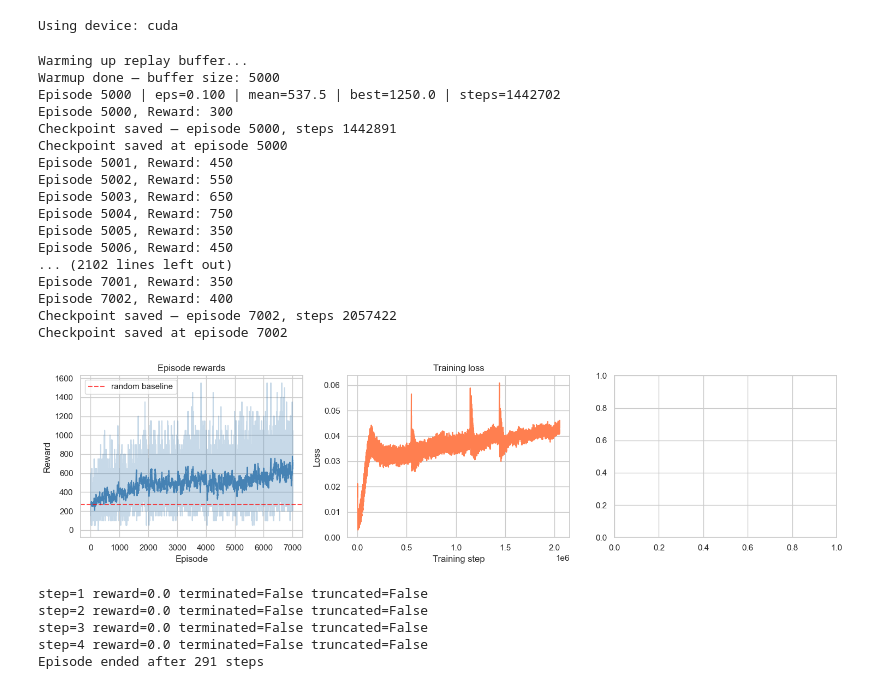
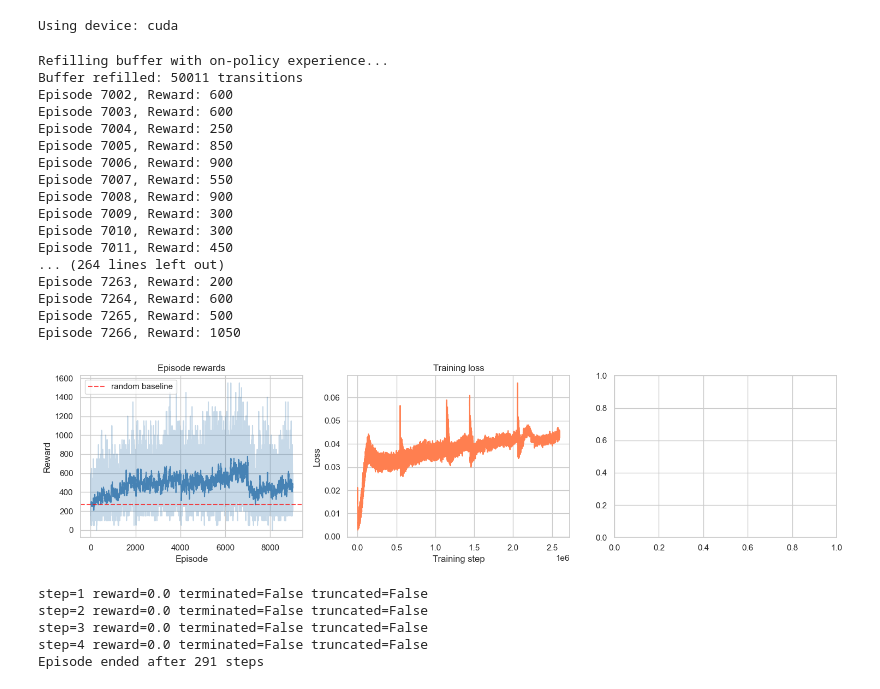
Before and after one commit to CrabtreeAJ/DQN, a Jupyter notebook: DQN.ipynb, the cells around one changed output. Drawn from its saved outputs; the diff is of its cells as text; code cells hidden in the pictures.

```diff
--- a/DQN.ipynb
+++ b/DQN.ipynb
@@ -112,6 +112,8 @@ def train_step(obss, actions, y_vals):
     loss.backward()
     optimizer.step()
     return loss.item()
+
+replay_buffer = collections.deque(maxlen=100000)
 # %%
 def save_checkpoint(path, Q_net, T_net, optimizer, step_count, episode_rewards, train_losses, episode):
     torch.save({
@@ -148,25 +189,27 @@ discount = 0.99
 action_space = env.action_space
 
 
-
-print("Warming up replay buffer...")
-while len(replay_buffer) < 5000:
+print("Refilling buffer with on-policy experience...")
+while len(replay_buffer) < 50000:
     obs, info = env.reset()
     obs = process_obs(obs)
     done = False
-    while not done and len(replay_buffer) < 5000:
-        action = action_space.sample()
+    while not done:
+        with torch.no_grad():
+            action = Q_net(obs).argmax(dim=1).item()  # use trained policy
         next_obs, reward, terminated, truncated, info = env.step(action)
         reward = reward / 50.0
         next_obs = process_obs(next_obs)
         done = terminated or truncated
-        replay_buffer.append([obs.cpu().numpy(), action, reward, next_obs.cpu().numpy(), terminated, truncated])
+        replay_buffer.append([obs.cpu().numpy(), action, reward,
+                               next_obs.cpu().numpy(), terminated, truncated])
         obs = next_obs
-print(f"Warmup done — buffer size: {len(replay_buffer)}")
+print(f"Buffer refilled: {len(replay_buffer)} transitions")
+
 
 x = start_episode
 
-for x in range(start_episode, start_episode + 2003):
+for x in range(start_episode, start_episode + 2001):
     eps = max(0.1, 1.0 - step_count / 100000)
 
     obs, info = env.reset()
@@ -236,23 +279,23 @@ save_checkpoint(f"dqn_checkpoint_ep{x}.pt",
 print(f"Checkpoint saved at episode {x}")
 env.close()
 # %% [output]
-Warming up replay buffer...
-Warmup done — buffer size: 5000
-Episode 5000 | eps=0.100 | mean=537.5 | best=1250.0 | steps=1442702
-Episode 5000, Reward: 300
-Checkpoint saved — episode 5000, steps 1442891
-Checkpoint saved at episode 5000
-Episode 5001, Reward: 450
-Episode 5002, Reward: 550
-Episode 5003, Reward: 650
-Episode 5004, Reward: 750
-Episode 5005, Reward: 350
-Episode 5006, Reward: 450
-... (2102 lines left out)
-Episode 7001, Reward: 350
-Episode 7002, Reward: 400
-Checkpoint saved — episode 7002, steps 2057422
-Checkpoint saved at episode 7002
+Refilling buffer with on-policy experience...
+Buffer refilled: 50011 transitions
+Episode 7002, Reward: 600
+Episode 7003, Reward: 600
+Episode 7004, Reward: 250
+Episode 7005, Reward: 850
+Episode 7006, Reward: 900
+Episode 7007, Reward: 550
+Episode 7008, Reward: 900
+Episode 7009, Reward: 300
+Episode 7010, Reward: 300
+Episode 7011, Reward: 450
+... (264 lines left out)
+Episode 7263, Reward: 200
+Episode 7264, Reward: 600
+Episode 7265, Reward: 500
+Episode 7266, Reward: 1050
 # %%
 import matplotlib.pyplot as plt
 import numpy as np
@@ -314,42 +357,42 @@ def plot_training(episode_rewards, train_losses, eval_scores=None):
     axes[1].set_ylabel('Loss')
 
     # Periodic eval scores
     if eval_scores and len(eval_scores) > 0:
         eval_means = [np.mean(s) for s in eval_scores]
         eval_stds  = [np.std(s)  for s in eval_scores]
         x = range(len(eval_means))
         axes[2].plot(eval_means, color='green')
         axes[2].fill_between(x,
             np.array(eval_means) - np.array(eval_stds),
             np.array(eval_means) + np.array(eval_stds),
             alpha=0.2, color='green')
         axes[2].axhline(y=267, color='red', linestyle='--', alpha=0.7, label='random baseline')
         axes[2].set_title('Eval score over time')
         axes[2].set_xlabel('Eval checkpoint')
         axes[2].set_ylabel('Mean reward')
         axes[2].legend()
 
     plt.tight_layout()
     plt.show()
 
 
 # Add this list before your training loop
 eval_scores = []
 
 # Add this block inside your training loop every 200 episodes
-if x % 200 == 0 and x > 0:
-    scores = evaluate_agent(env, Q_net, device, n_episodes=10)
-    eval_scores.append(scores)
-    print(f"--- Eval at episode {x} | "
-          f"mean={np.mean(scores):.1f} | "
-          f"std={np.std(scores):.1f} | "
-          f"best={np.max(scores):.1f} | "
-          f"vs random=267 ---")
+#if x % 200 == 0 and x > 0:
+    #scores = evaluate_agent(env, Q_net, device, n_episodes=10)
+    #eval_scores.append(scores)
+    #print(f"--- Eval at episode {x} | "
+          #f"mean={np.mean(scores):.1f} | "
+          #f"std={np.std(scores):.1f} | "
+          #f"best={np.max(scores):.1f} | "
+          #f"vs random=267 ---")
 
 # Call this whenever you want to see the full picture
 plot_training(episode_rewards, train_losses, eval_scores)
 # %% [output]
-[figure, old version]
+[figure, new version]
 # %%
 # Check what's actually happening in one episode
 obs, info = env.reset()
```
Also changed, not shown: parts of 3 cells of this notebook, 5 other files.
